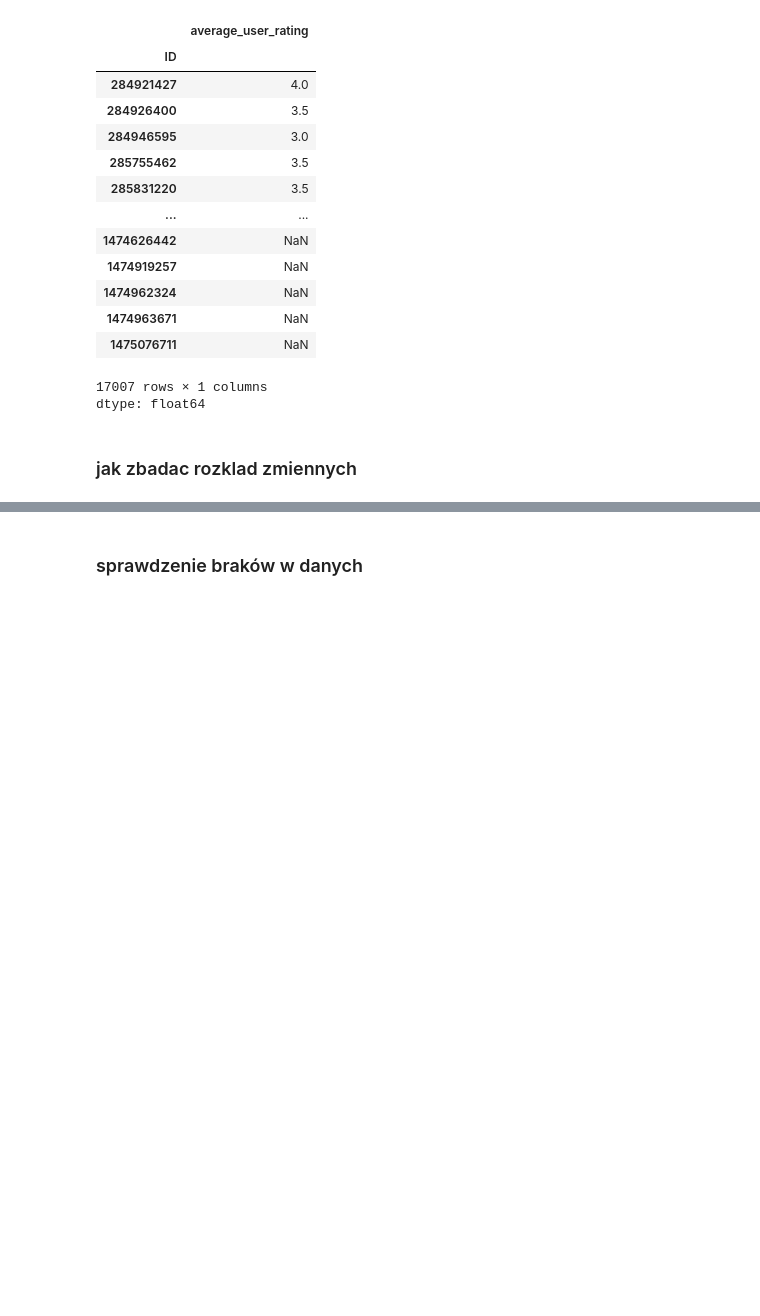
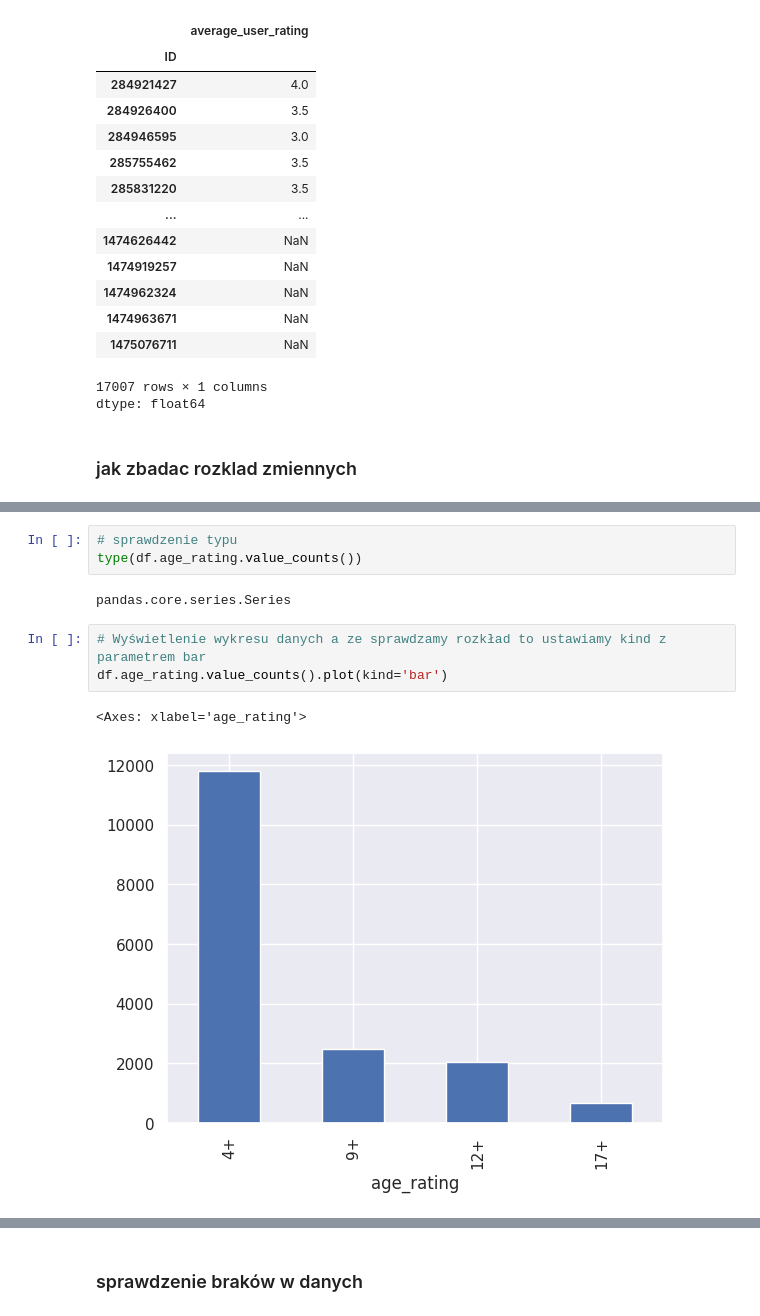
Before and after one commit to Kornel1156/Data-Science, a Jupyter notebook: 2_Pandas_Analiza_Danych/06_appstore_data.ipynb, the cells around one changed output, grey strips where cells are left out. Saved outputs shown, nothing was run; the diff lists cells and outputs as text; blank space fills up the shorter version.

```diff
--- a/2_Pandas_Analiza_Danych/06_appstore_data.ipynb
+++ b/2_Pandas_Analiza_Danych/06_appstore_data.ipynb
@@ -174,0 +253,11 @@ dtype: float64
+# %%
+# sprawdzenie typu
+type(df.age_rating.value_counts())
+# %% [output]
+pandas.core.series.Series
+# %%
+# Wyświetlenie wykresu danych a ze sprawdzamy rozkład to ustawiamy kind z parametrem bar
+df.age_rating.value_counts().plot(kind='bar')
+# %% [output]
+<Axes: xlabel='age_rating'>
+[figure, added]
```
Also changed, not shown: parts of 23 cells of this notebook.
